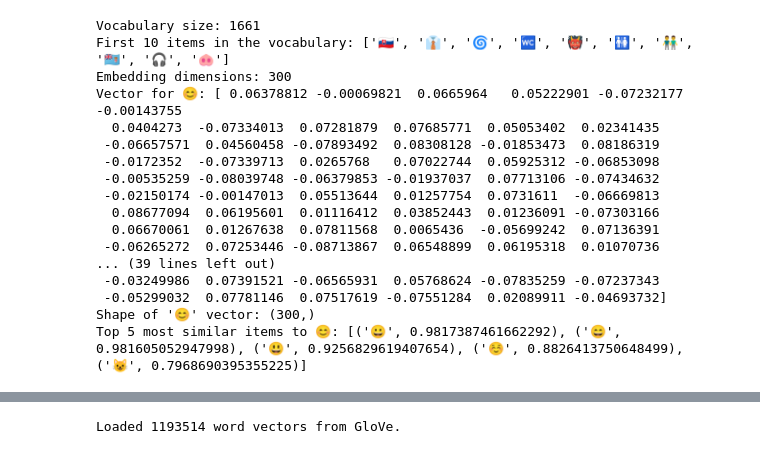
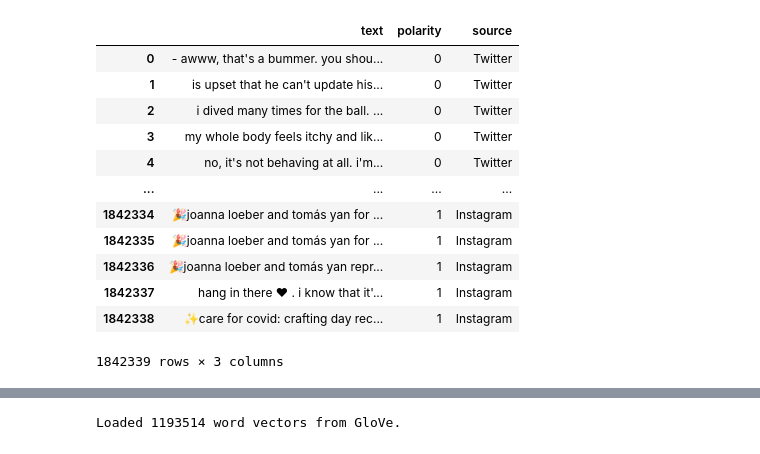
Before and after one commit to Empyrealiv/CSC3101_Capstone, a Jupyter notebook: ML/embeddings.ipynb, the cells around one changed output, grey strips where cells are left out. Drawn from its saved outputs; the diff is of its cells as text; code cells hidden in the pictures.

```diff
--- a/ML/embeddings.ipynb
+++ b/ML/embeddings.ipynb
@@ -3,40 +8,18 @@ import numpy as np
 from gensim.models import keyedvectors
-# %%
-e2v = keyedvectors.load_word2vec_format('Embeddings/emoji2vec.bin', binary=True)
-
-# Number of unique emojis/words in the embedding model
-print(f"Vocabulary size: {len(e2v.key_to_index)}")
-
-# List the first 10 emojis/words in the vocabulary
-print("First 10 items in the vocabulary:", list(e2v.key_to_index.keys())[:10])
-
-# Check the size of each vector (embedding dimensions)
-print(f"Embedding dimensions: {e2v.vector_size}")
-
-# Example: Get the vector for the '😊' emoji
-emoji_vector = e2v['😊']
-print("Vector for 😊:", emoji_vector)
-
-print(f"Shape of '😊' vector: {emoji_vector.shape}")
-
-# Find the top 5 most similar emojis/words to '😊'
-similar_emojis = e2v.most_similar('😊', topn=5)
-print("Top 5 most similar items to 😊:", similar_emojis)
-# %% [output]
-Vocabulary size: 1661
-First 10 items in the vocabulary: ['🇸🇰', '👔', '🌀', '🚾', '👹', '🚻', '👬', '🇫🇯', '🎧', '🐽']
-Embedding dimensions: 300
-Vector for 😊: [ 0.06378812 -0.00069821  0.0665964   0.05222901 -0.07232177 -0.00143755
-  0.0404273  -0.07334013  0.07281879  0.07685771  0.05053402  0.02341435
- -0.06657571  0.04560458 -0.07893492  0.08308128 -0.01853473  0.08186319
- -0.0172352  -0.07339713  0.0265768   0.07022744  0.05925312 -0.06853098
- -0.00535259 -0.08039748 -0.06379853 -0.01937037  0.07713106 -0.07434632
- -0.02150174 -0.00147013  0.05513644  0.01257754  0.0731611  -0.06669813
-  0.08677094  0.06195601  0.01116412  0.03852443  0.01236091 -0.07303166
-  0.06670061  0.01267638  0.07811568  0.0065436  -0.05699242  0.07136391
- -0.06265272  0.07253446 -0.08713867  0.06548899  0.06195318  0.01070736
-... (39 lines left out)
- -0.03249986  0.07391521 -0.06565931  0.05768624 -0.07835259 -0.07237343
- -0.05299032  0.07781146  0.07517619 -0.07551284  0.02089911 -0.04693732]
-Shape of '😊' vector: (300,)
-Top 5 most similar items to 😊: [('😀', 0.9817387461662292), ('😄', 0.981605052947998), ('😃', 0.9256829619407654), ('☺️', 0.8826413750648499), ('😺', 0.7968690395355225)]
+# %%
+data = pd.read_csv('Datasets/Cleaned/combined_dataset.csv')
+data
+# %% [output]
+|  | text | polarity | source |
+| 0 | - awww, that's a bummer. you shou... | 0 | Twitter |
+| 1 | is upset that he can't update his... | 0 | Twitter |
+| 2 | i dived many times for the ball. ... | 0 | Twitter |
+| 3 | my whole body feels itchy and lik... | 0 | Twitter |
+| 4 | no, it's not behaving at all. i'm... | 0 | Twitter |
+| ... | ... | ... | ... |
+| 1842334 | 🎉joanna loeber and tomás yan for ... | 1 | Instagram |
+| 1842335 | 🎉joanna loeber and tomás yan for ... | 1 | Instagram |
+| 1842336 | 🎉joanna loeber and tomás yan repr... | 1 | Instagram |
+| 1842337 | hang in there ❤ . i know that it'... | 1 | Instagram |
+| 1842338 | ✨care for covid: crafting day rec... | 1 | Instagram |
+1842339 rows × 3 columns
```
Also changed, not shown: parts of 15 cells of this notebook, 10 other files.
